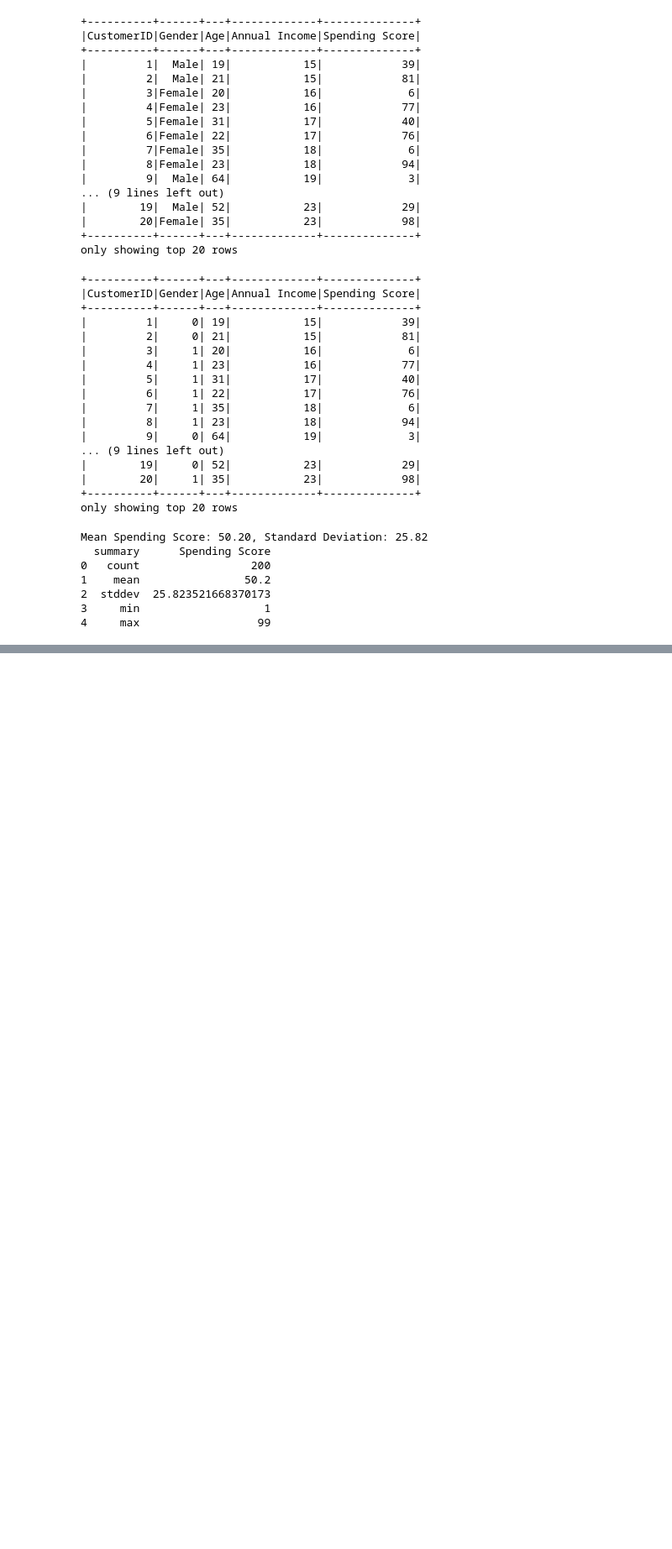
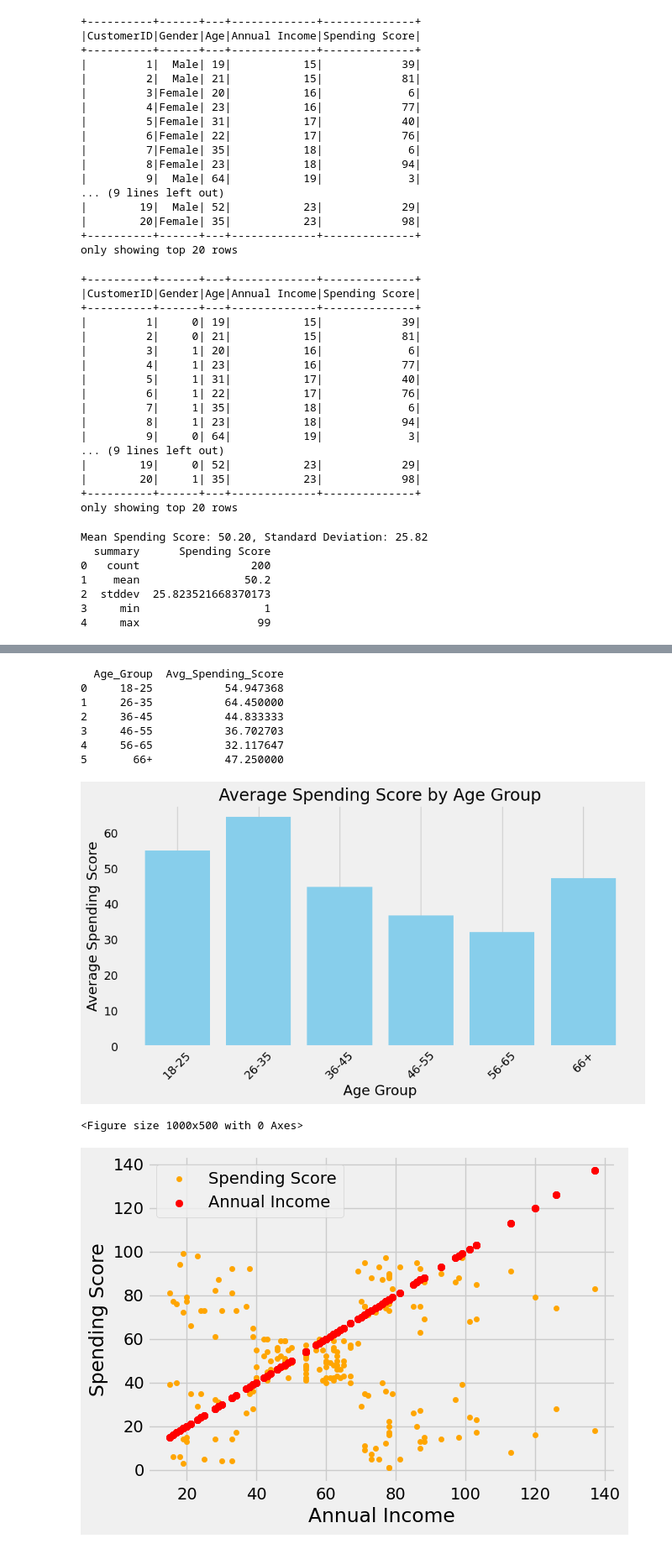
Before and after one commit to Lakshmanandatapoem/Datapoem, a Jupyter notebook: Welcome_To_Colab.ipynb, the cells around one changed output, grey strips where cells are left out. Shown at 84% size. Saved outputs shown, nothing was run; the diff lists cells and outputs as text; code cells hidden in the pictures; blank space fills up the shorter version.

```diff
--- a/Welcome_To_Colab.ipynb
+++ b/Welcome_To_Colab.ipynb
@@ -165,0 +179,67 @@ Mean Spending Score: 50.20, Standard Deviation: 25.82
+# %%
+
+# Pie chart for gender distribution
+gender_counts = df.groupBy("Gender").agg(count("*").alias("count")).collect()
+gender_dict = {row['Gender']: row['count'] for row in gender_counts}
+
+# Prepare sizes and labels for pie chart
+sizes = [gender_dict.get(1, 0), gender_dict.get(0, 0)]  # Female, Male
+labels = ['Female', 'Male']
+
+
+
+# Analyze Spending Score by age groups
+age_groups = [
+    (18, 25), (26, 35), (36, 45), (46, 55), (56, 65), (66, 100)
+]
+age_group_names = ['18-25', '26-35', '36-45', '46-55', '56-65', '66+']
+age_df = df.withColumn(
+    "Age_Group",
+    when((col("Age") >= 18) & (col("Age") <= 25), "18-25")
+         .when((col("Age") >= 26) & (col("Age") <= 35), "26-35")
+         .when((col("Age") >= 36) & (col("Age") <= 45), "36-45")
+         .when((col("Age") >= 46) & (col("Age") <= 55), "46-55")
+         .when((col("Age") >= 56) & (col("Age") <= 65), "56-65")
+         .when((col("Age") >= 66), "66+")
+         .otherwise(None)
+    )
+
+
+# Calculate average Spending Score by age group
+age_analysis = age_df.groupBy("Age_Group").agg(avg("Spending Score").alias("Avg_Spending_Score")).orderBy("Age_Group").toPandas()
+print(age_analysis)
+
+# Plotting average Spending Score by age group
+plt.figure(figsize=(10, 5))
+plt.bar(age_analysis['Age_Group'], age_analysis['Avg_Spending_Score'], color='skyblue')
+plt.title('Average Spending Score by Age Group')
+plt.xlabel('Age Group')
+plt.ylabel('Average Spending Score')
+plt.xticks(rotation=45)
+plt.grid(axis='y')
+plt.show()
+
+# Analyze Spending Score against Annual Income
+plt.figure(figsize=(10, 5))
+# Plotting "Spending Score" in orange
+ax = df_pd.plot.scatter(x="Annual Income", y="Spending Score", color='orange', label="Spending Score")
+
+# Adding a scatter plot for "Annual Income" in red color
+ax.scatter(df_pd['Annual Income'], df_pd['Annual Income'], color='red', label='Annual Income')
+
+# Adding the legend to the plot
+plt.legend()
+# Display the plot
+plt.show()
+spark.stop()
+# %% [output]
+  Age_Group  Avg_Spending_Score
+0     18-25           54.947368
+1     26-35           64.450000
+2     36-45           44.833333
+3     46-55           36.702703
+4     56-65           32.117647
+5       66+           47.250000
+[figure, added]
+<Figure size 1000x500 with 0 Axes>
+[figure, added]
```
Also changed, not shown: parts of 2 cells of this notebook.
